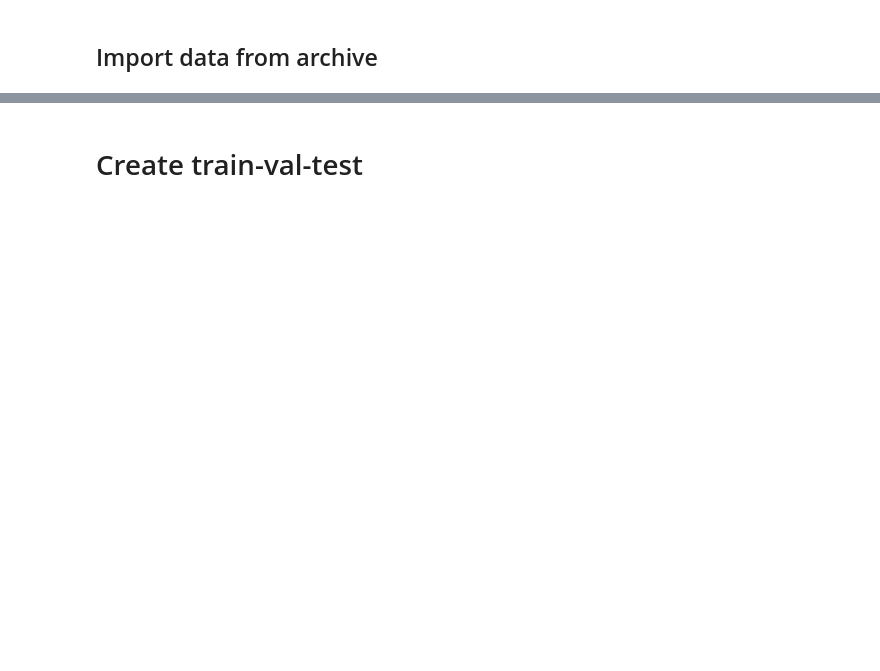
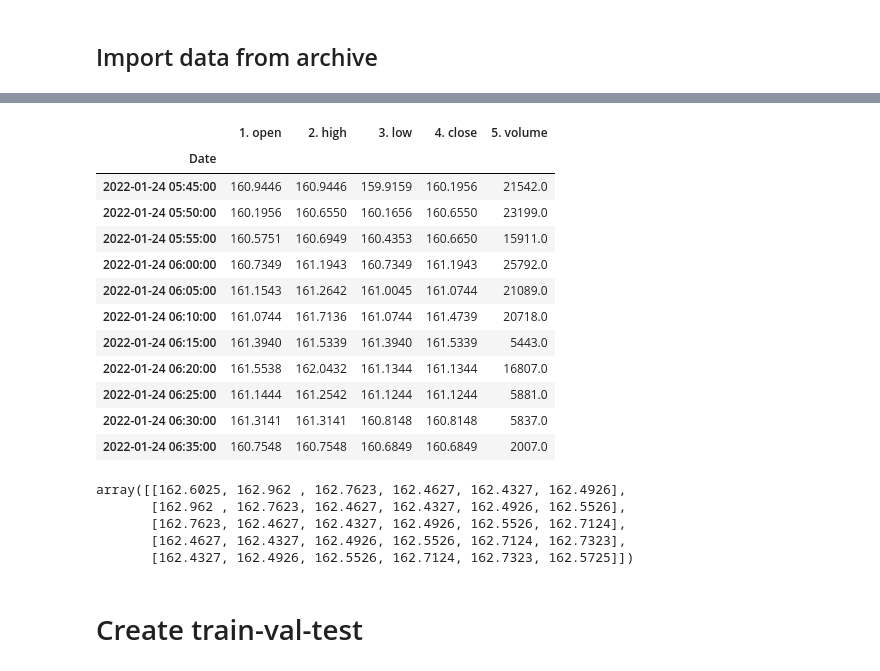
Before and after one commit to gilberto-BE/aifi-bootcamp, a Jupyter notebook: notebooks/XGBoostRegressor.ipynb, the cells around one changed output, grey strips where cells are left out. Drawn from its saved outputs; the diff is of its cells as text; code cells hidden in the pictures; blank space fills up the shorter version.

```diff
--- a/notebooks/XGBoostRegressor.ipynb
+++ b/notebooks/XGBoostRegressor.ipynb
@@ -36,3 +47,28 @@ df.plot(figsize=(10, 4), subplots=True);
+# %%
+df[20:31]
+# %% [output]
+|  | 1. open | 2. high | 3. low | 4. close | 5. volume |
+| Date |  |  |  |  |  |
+| 2022-01-24 05:45:00 | 160.9446 | 160.9446 | 159.9159 | 160.1956 | 21542.0 |
+| 2022-01-24 05:50:00 | 160.1956 | 160.6550 | 160.1656 | 160.6550 | 23199.0 |
+| 2022-01-24 05:55:00 | 160.5751 | 160.6949 | 160.4353 | 160.6650 | 15911.0 |
+| 2022-01-24 06:00:00 | 160.7349 | 161.1943 | 160.7349 | 161.1943 | 25792.0 |
+| 2022-01-24 06:05:00 | 161.1543 | 161.2642 | 161.0045 | 161.0744 | 21089.0 |
+| 2022-01-24 06:10:00 | 161.0744 | 161.7136 | 161.0744 | 161.4739 | 20718.0 |
+| 2022-01-24 06:15:00 | 161.3940 | 161.5339 | 161.3940 | 161.5339 | 5443.0 |
+| 2022-01-24 06:20:00 | 161.5538 | 162.0432 | 161.1344 | 161.1344 | 16807.0 |
+| 2022-01-24 06:25:00 | 161.1444 | 161.2542 | 161.1244 | 161.1244 | 5881.0 |
+| 2022-01-24 06:30:00 | 161.3141 | 161.3141 | 160.8148 | 160.8148 | 5837.0 |
+| 2022-01-24 06:35:00 | 160.7548 | 160.7548 | 160.6849 | 160.6849 | 2007.0 |
+# %%
+data = series_to_supervised(df[['4. close']], n_in=5)
+data[:5]
+# %% [output]
+array([[162.6025, 162.962 , 162.7623, 162.4627, 162.4327, 162.4926],
+       [162.962 , 162.7623, 162.4627, 162.4327, 162.4926, 162.5526],
+       [162.7623, 162.4627, 162.4327, 162.4926, 162.5526, 162.7124],
+       [162.4627, 162.4327, 162.4926, 162.5526, 162.7124, 162.7323],
+       [162.4327, 162.4926, 162.5526, 162.7124, 162.7323, 162.5725]])
 # %% [markdown]
 # Create train-val-test
 # %%
```
Also changed, not shown: parts of 9 cells of this notebook, 5 other files.
